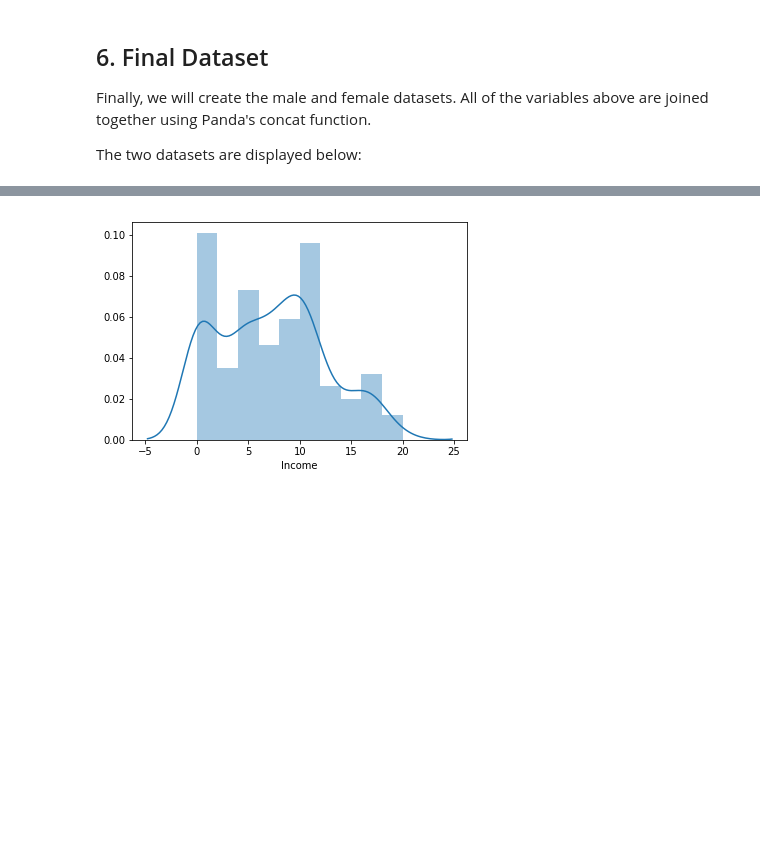
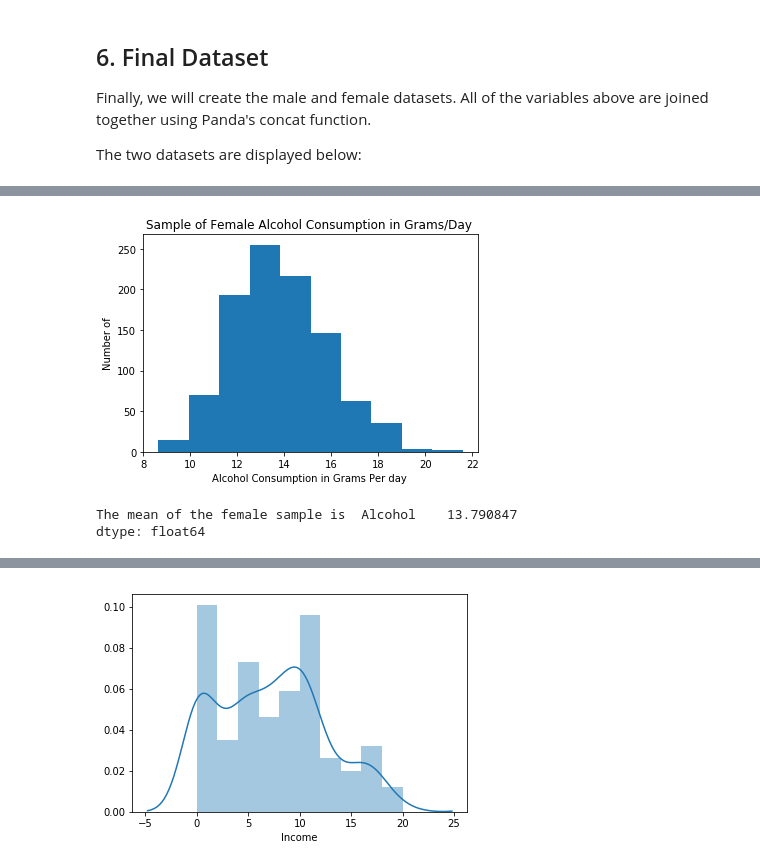
Before and after one commit to dermotkel/programming-project, a Jupyter notebook: Programming Project.ipynb, the cells around one changed output, grey strips where cells are left out. Drawn from its saved outputs; the diff is of its cells as text; code cells hidden in the pictures; blank space fills up the shorter version.

```diff
--- a/Programming Project.ipynb
+++ b/Programming Project.ipynb
@@ -406,0 +427,14 @@ female_combined.head()
+# %%
+falcsamp = []
+for x in range(1000):
+    falcsamp.append(np.mean(np.random.choice(falc['Alcohol'], 50))) # Derived from here: https://www.youtube.com/watch?v=Ecs_JPe9gCM&t=5s
+plt.hist(falcsamp)
+plt.title('Sample of Female Alcohol Consumption in Grams/Day ')
+plt.xlabel('Alcohol Consumption in Grams Per day ')
+plt.ylabel('Number of')
+plt.show()
+print("The mean of the female sample is ", falc.mean())
+# %% [output]
+[figure, added]
+The mean of the female sample is  Alcohol    13.790847
+dtype: float64
```
Also changed, not shown: parts of 35 cells of this notebook.
